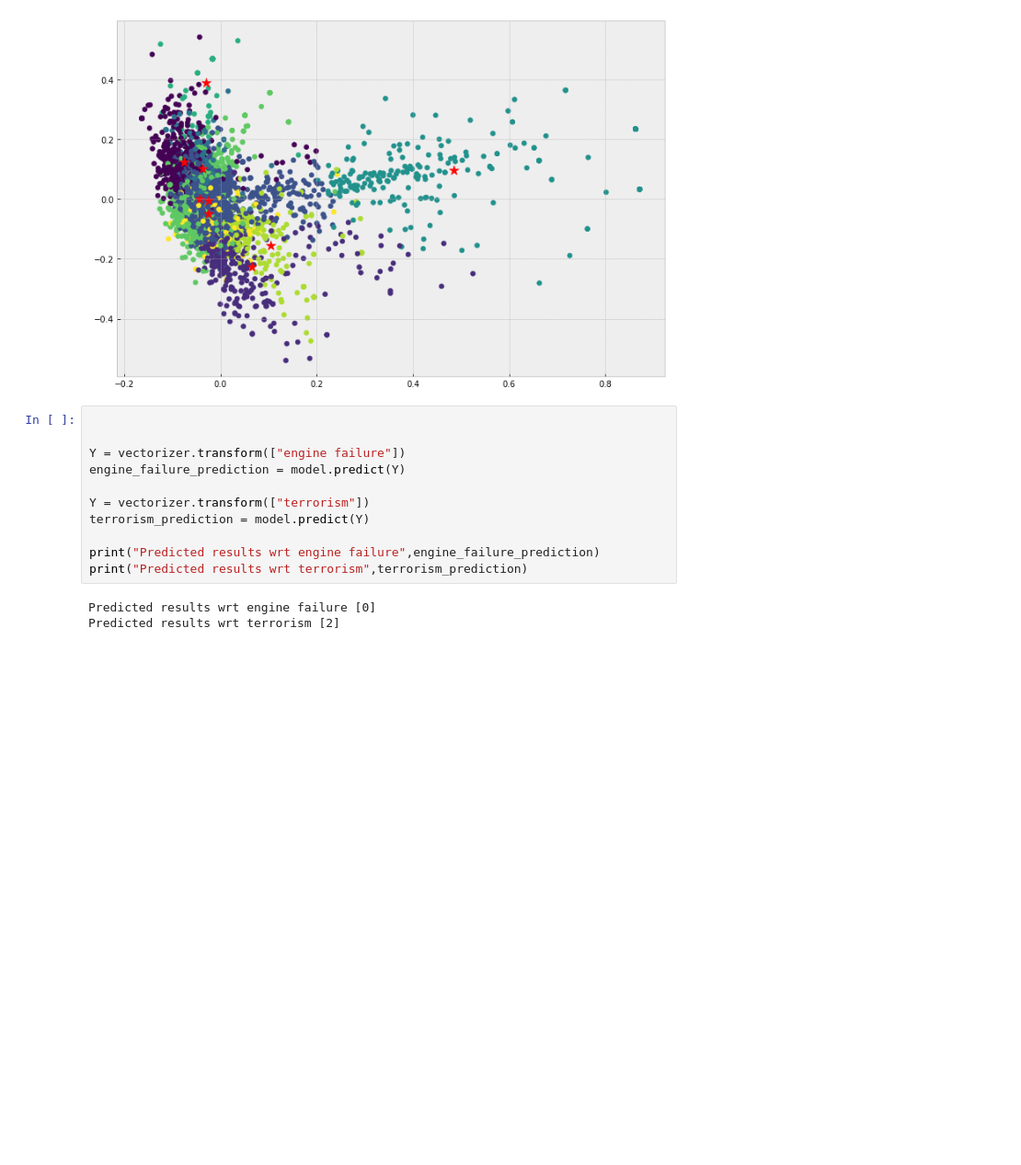
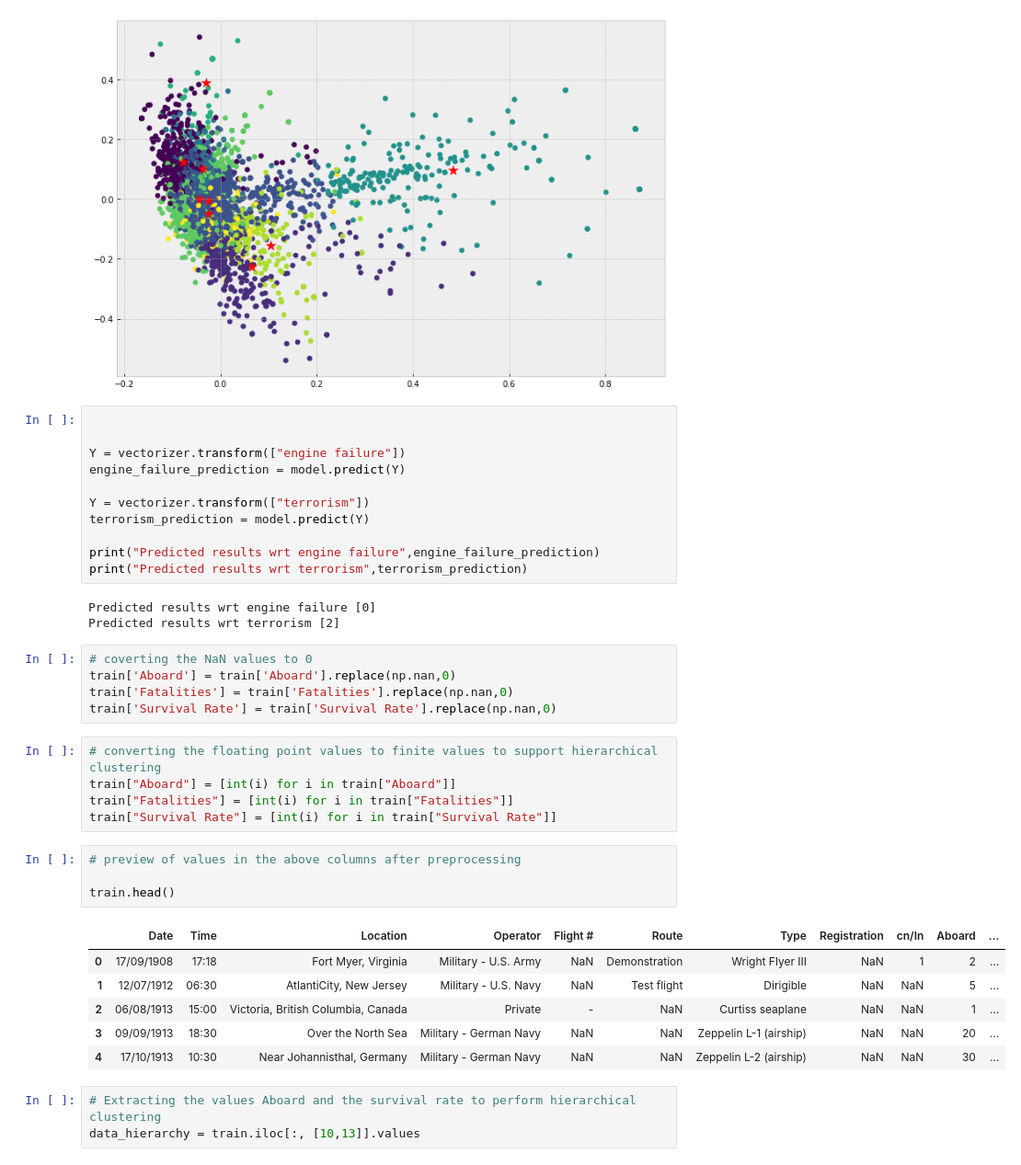
Before and after one commit to sandeepreddyb253/CMPE255-AirplaneCrash, a Jupyter notebook: AirportCrashProject.ipynb, the cells around one changed output. Shown at 92% size. Cells and saved outputs as stored; diff of their text form; blank space fills up the shorter version.

```diff
--- a/AirportCrashProject.ipynb
+++ b/AirportCrashProject.ipynb
@@ -899,3 +900,27 @@ print("Predicted results wrt terrorism",terrorism_prediction)
 # %% [output]
 Predicted results wrt engine failure [0]
 Predicted results wrt terrorism [2]
+# %%
+# coverting the NaN values to 0
+train['Aboard'] = train['Aboard'].replace(np.nan,0)
+train['Fatalities'] = train['Fatalities'].replace(np.nan,0)
+train['Survival Rate'] = train['Survival Rate'].replace(np.nan,0)
+# %%
+# converting the floating point values to finite values to support hierarchical clustering
+train["Aboard"] = [int(i) for i in train["Aboard"]]
+train["Fatalities"] = [int(i) for i in train["Fatalities"]]
+train["Survival Rate"] = [int(i) for i in train["Survival Rate"]]
+# %%
+# preview of values in the above columns after preprocessing
+
+train.head()
+# %% [output]
+|  | Date | Time | Location | Operator | Flight # | Route | Type | Registration | cn/In | Aboard | ... |
+| 0 | 17/09/1908 | 17:18 | Fort Myer, Virginia | Military - U.S. Army | NaN | Demonstration | Wright Flyer III | NaN | 1 | 2 | ... |
+| 1 | 12/07/1912 | 06:30 | AtlantiCity, New Jersey | Military - U.S. Navy | NaN | Test flight | Dirigible | NaN | NaN | 5 | ... |
+| 2 | 06/08/1913 | 15:00 | Victoria, British Columbia, Canada | Private | - | NaN | Curtiss seaplane | NaN | NaN | 1 | ... |
+| 3 | 09/09/1913 | 18:30 | Over the North Sea | Military - German Navy | NaN | NaN | Zeppelin L-1 (airship) | NaN | NaN | 20 | ... |
+| 4 | 17/10/1913 | 10:30 | Near Johannisthal, Germany | Military - German Navy | NaN | NaN | Zeppelin L-2 (airship) | NaN | NaN | 30 | ... |
+# %%
+# Extracting the values Aboard and the survival rate to perform hierarchical clustering
+data_hierarchy = train.iloc[:, [10,13]].values
```
Also changed, not shown: parts of 12 cells of this notebook.
